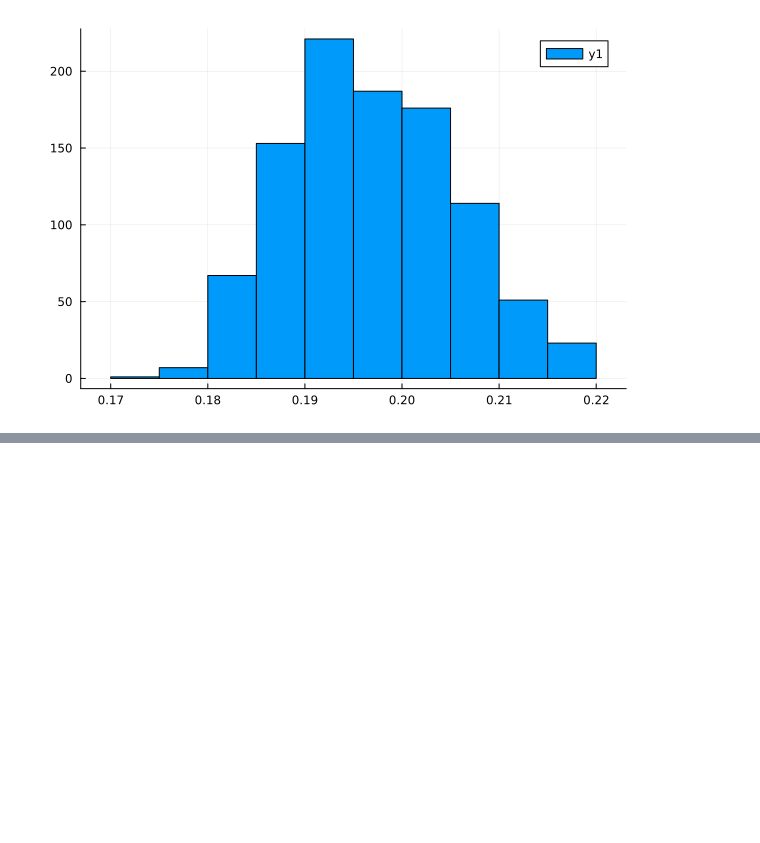
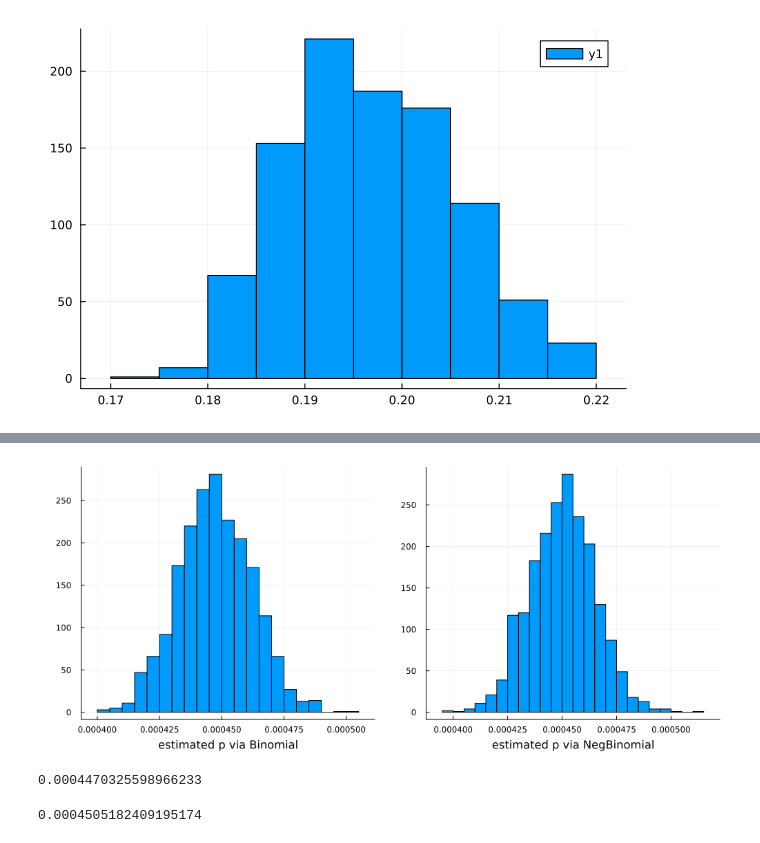
Before and after one commit to polyactis/julia-prob-programming, a Jupyter notebook: Turing-Quickstart-Beta-Bernoulli.ipynb, the cells around one changed output, grey strips where cells are left out. Cells and saved outputs as stored; diff of their text form; code cells hidden in the pictures; blank space fills up the shorter version.

```diff
--- a/Turing-Quickstart-Beta-Bernoulli.ipynb
+++ b/Turing-Quickstart-Beta-Bernoulli.ipynb
@@ -465,0 +608,12 @@ histogram(chain_with_gamma_and_beta_prior[:p])
+# %%
+h_of_p_bin = histogram(chain_binomial_w_beta_prior[:p], xaxis="estimated p via Binomial", legend=false)
+h_of_p_negbin = histogram(-(chain_negbin_w_beta_prior[:p].-1), xaxis="estimated p via NegBinomial", legend=false)
+plot(h_of_p_bin, h_of_p_negbin, layout=(1,2), left_margin=5*Plots.mm, bottom_margin=5*Plots.mm, size=(1000,430) )
+# %% [output]
+[figure, added]
+# %%
+display(median(chain_binomial_w_beta_prior[:p]))
+display(median(-(chain_negbin_w_beta_prior[:p].-1)))
+# %% [output]
+0.0004470325598966233
+0.0004505182409195174
```
Also changed, not shown: parts of 10 cells of this notebook.
